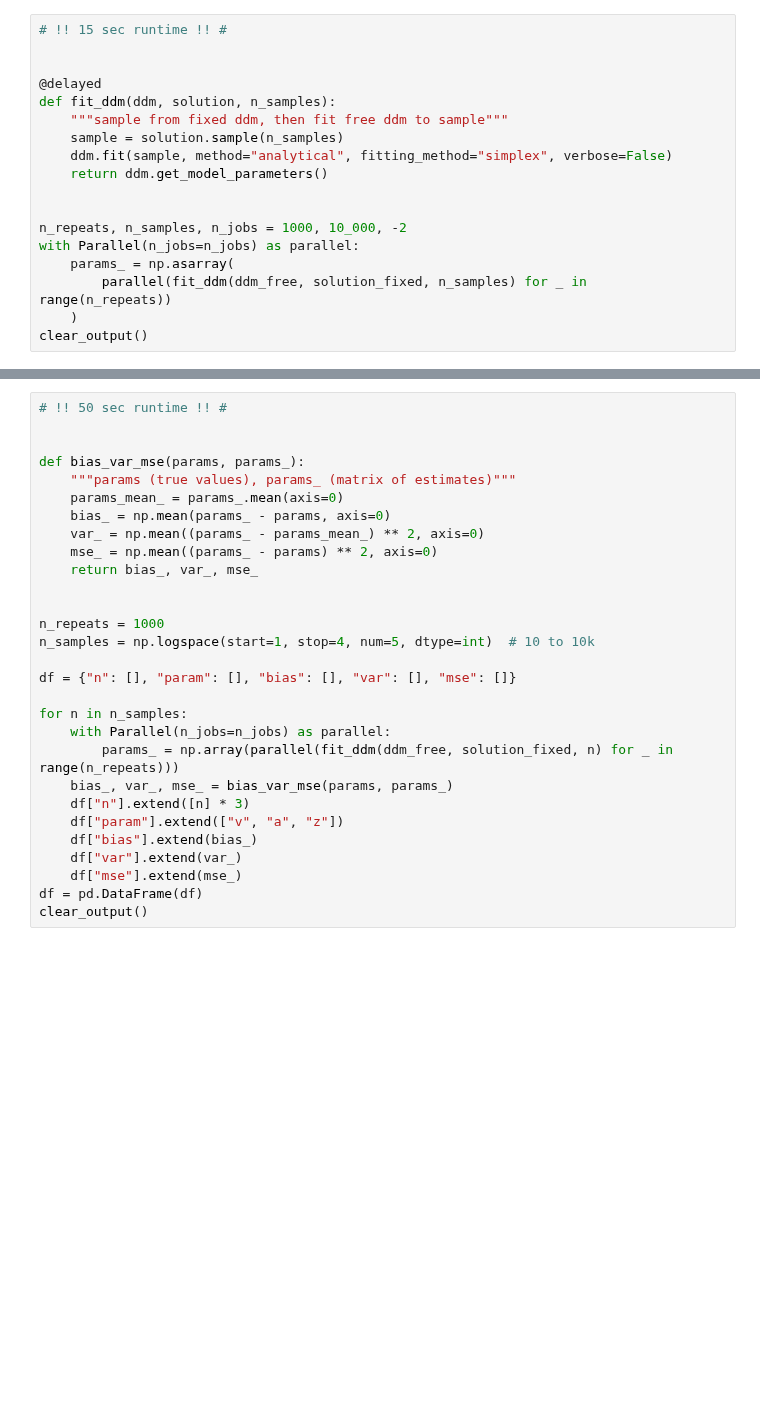
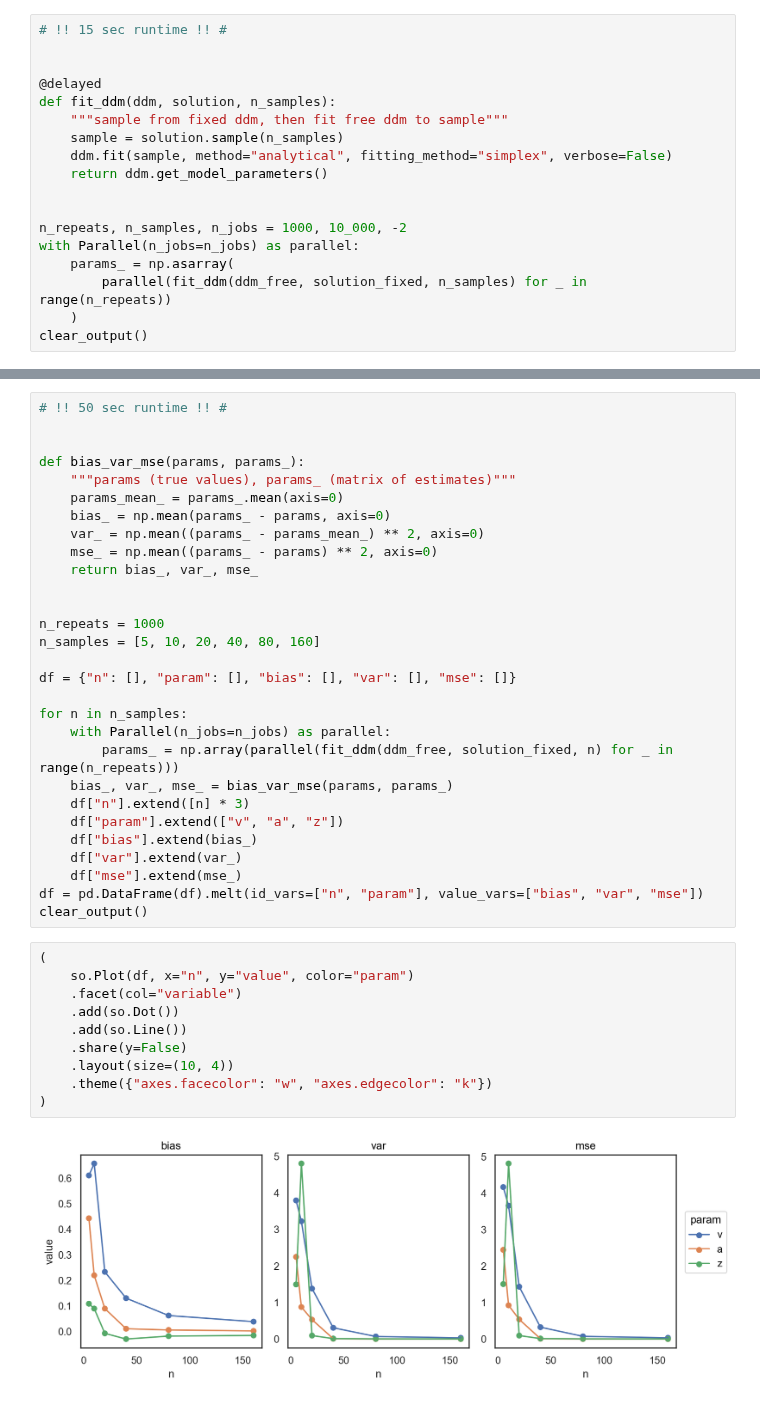
Before and after one commit to griegner/drift-diffusion, a Jupyter notebook: examples/05-learn-pyddm.ipynb, the cells around one changed output, grey strips where cells are left out. Cells and saved outputs as stored; diff of their text form; blank space fills up the shorter version.

```diff
--- a/examples/05-learn-pyddm.ipynb
+++ b/examples/05-learn-pyddm.ipynb
@@ -95,7 +131,7 @@ def bias_var_mse(params, params_):
 
 
 n_repeats = 1000
-n_samples = np.logspace(start=1, stop=4, num=5, dtype=int)  # 10 to 10k
+n_samples = [5, 10, 20, 40, 80, 160]
 
 df = {"n": [], "param": [], "bias": [], "var": [], "mse": []}
 
@@ -108,5 +144,17 @@ for n in n_samples:
     df["bias"].extend(bias_)
     df["var"].extend(var_)
     df["mse"].extend(mse_)
-df = pd.DataFrame(df)
+df = pd.DataFrame(df).melt(id_vars=["n", "param"], value_vars=["bias", "var", "mse"])
 clear_output()
+# %%
+(
+    so.Plot(df, x="n", y="value", color="param")
+    .facet(col="variable")
+    .add(so.Dot())
+    .add(so.Line())
+    .share(y=False)
+    .layout(size=(10, 4))
+    .theme({"axes.facecolor": "w", "axes.edgecolor": "k"})
+)
+# %% [output]
+[figure, added]
```
Also changed, not shown: parts of 6 cells of this notebook.
